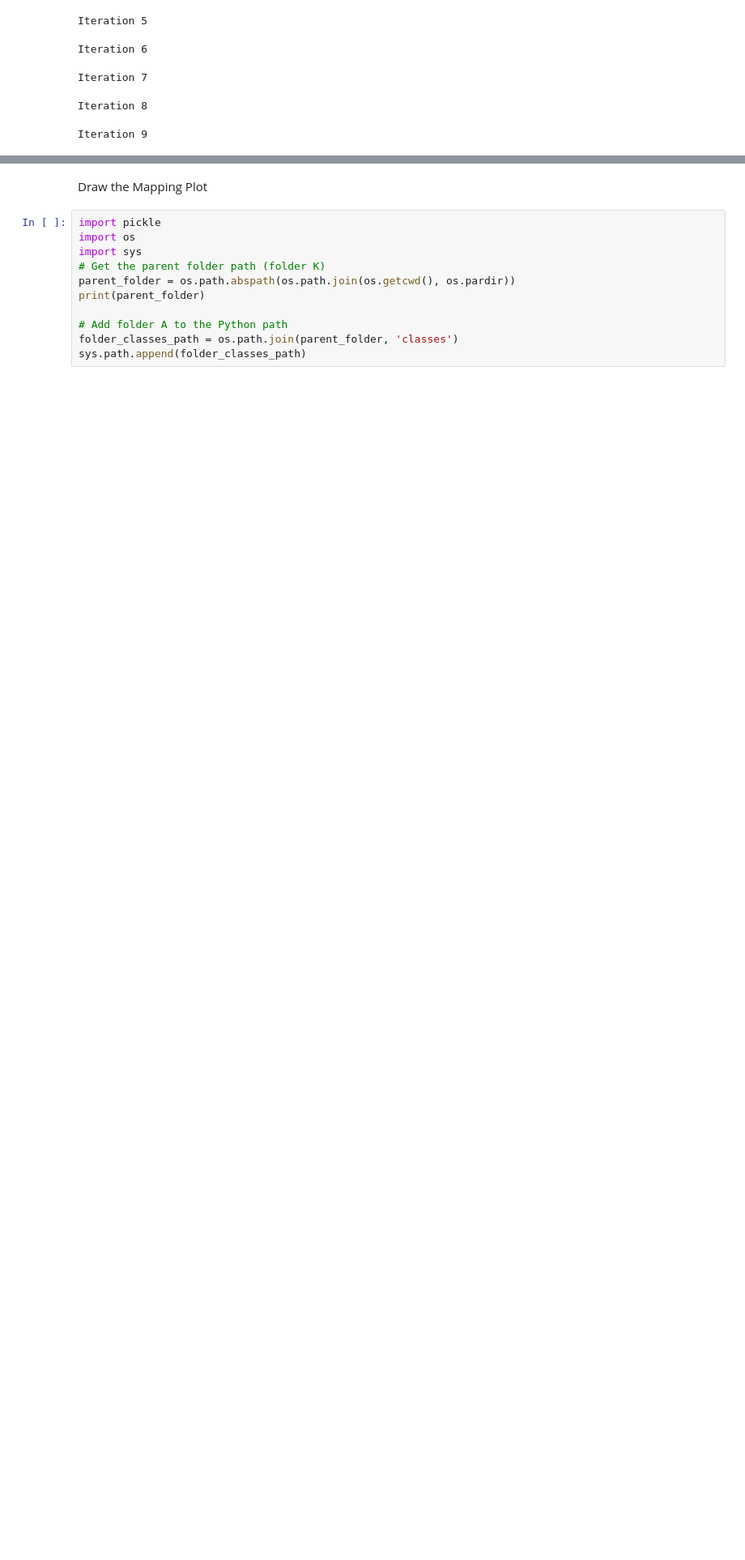
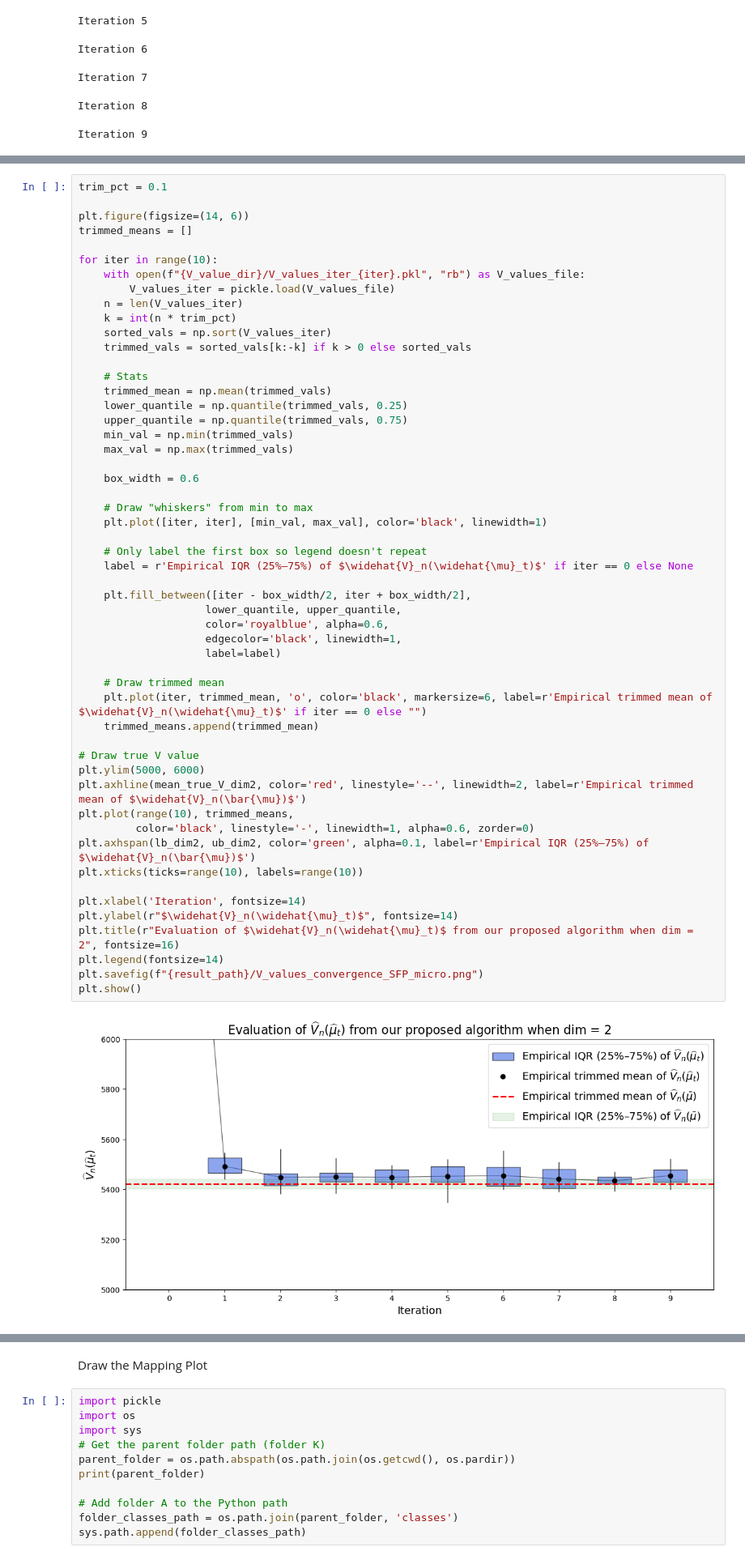
Before and after one commit to CHENZeyi1101/WB_Algo, a Jupyter notebook: Stochastic_FP/Notebooks/plot_manipulate_dim2.ipynb, the cells around one changed output, grey strips where cells are left out. Shown at 81% size. Cells and saved outputs as stored; diff of their text form; blank space fills up the shorter version.

```diff
--- a/Stochastic_FP/Notebooks/plot_manipulate_dim2.ipynb
+++ b/Stochastic_FP/Notebooks/plot_manipulate_dim2.ipynb
@@ -315,3 +436,58 @@ plt.show()
+# %%
+trim_pct = 0.1
+
+plt.figure(figsize=(14, 6))
+trimmed_means = []
+
+for iter in range(10):
+    with open(f"{V_value_dir}/V_values_iter_{iter}.pkl", "rb") as V_values_file:
+        V_values_iter = pickle.load(V_values_file)
+    n = len(V_values_iter)
+    k = int(n * trim_pct)
+    sorted_vals = np.sort(V_values_iter)
+    trimmed_vals = sorted_vals[k:-k] if k > 0 else sorted_vals
+
+    # Stats
+    trimmed_mean = np.mean(trimmed_vals)
+    lower_quantile = np.quantile(trimmed_vals, 0.25)
+    upper_quantile = np.quantile(trimmed_vals, 0.75)
+    min_val = np.min(trimmed_vals)
+    max_val = np.max(trimmed_vals)
+
+    box_width = 0.6
+
+    # Draw "whiskers" from min to max
+    plt.plot([iter, iter], [min_val, max_val], color='black', linewidth=1)
+
+    # Only label the first box so legend doesn't repeat
+    label = r'Empirical IQR (25%–75%) of $\widehat{V}_n(\widehat{\mu}_t)$' if iter == 0 else None
+
+    plt.fill_between([iter - box_width/2, iter + box_width/2],
+                    lower_quantile, upper_quantile,
+                    color='royalblue', alpha=0.6,
+                    edgecolor='black', linewidth=1,
+                    label=label)
+
+    # Draw trimmed mean
+    plt.plot(iter, trimmed_mean, 'o', color='black', markersize=6, label=r'Empirical trimmed mean of $\widehat{V}_n(\widehat{\mu}_t)$' if iter == 0 else "")
+    trimmed_means.append(trimmed_mean)
+
+# Draw true V value
+plt.ylim(5000, 6000)
+plt.axhline(mean_true_V_dim2, color='red', linestyle='--', linewidth=2, label=r'Empirical trimmed mean of $\widehat{V}_n(\bar{\mu})$')
+plt.plot(range(10), trimmed_means,
+         color='black', linestyle='-', linewidth=1, alpha=0.6, zorder=0)
+plt.axhspan(lb_dim2, ub_dim2, color='green', alpha=0.1, label=r'Empirical IQR (25%–75%) of $\widehat{V}_n(\bar{\mu})$')
+plt.xticks(ticks=range(10), labels=range(10))
+
+plt.xlabel('Iteration', fontsize=14)
+plt.ylabel(r"$\widehat{V}_n(\widehat{\mu}_t)$", fontsize=14)
+plt.title(r"Evaluation of $\widehat{V}_n(\widehat{\mu}_t)$ from our proposed algorithm when dim = 2", fontsize=16)
+plt.legend(fontsize=14)
+plt.savefig(f"{result_path}/V_values_convergence_SFP_micro.png")
+plt.show()
+# %% [output]
+[figure, added]
 # %%
 trim_pct = 0.1
 
```
Also changed, not shown: parts of 12 cells of this notebook, 51 other files.
